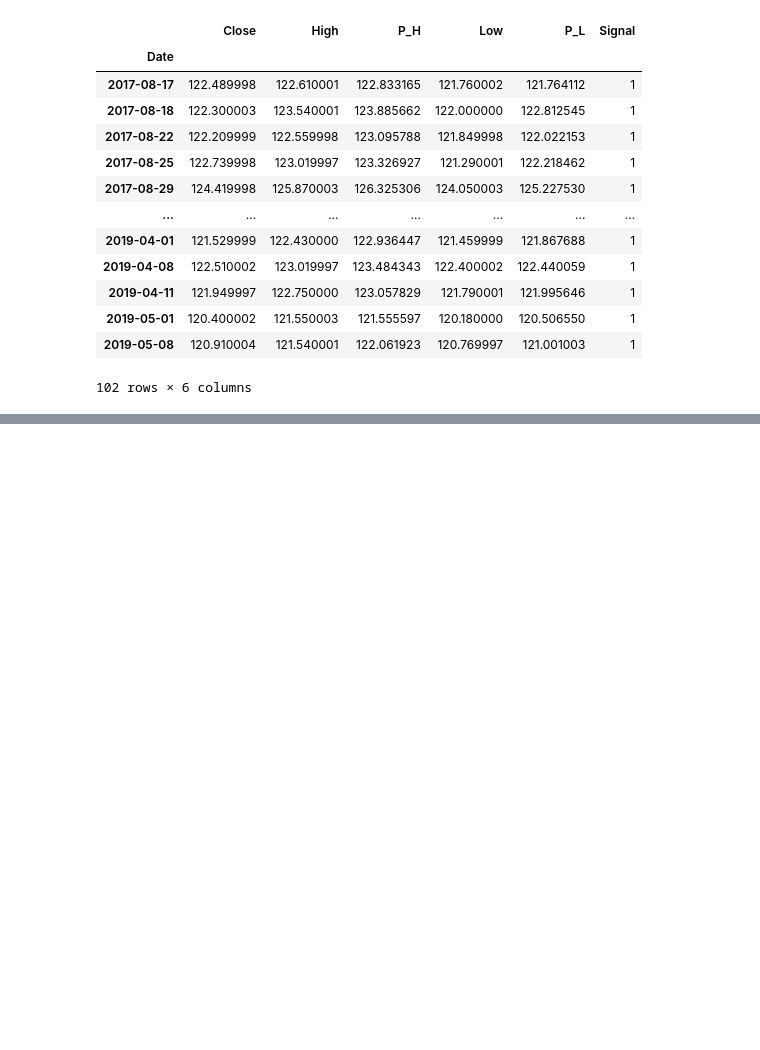
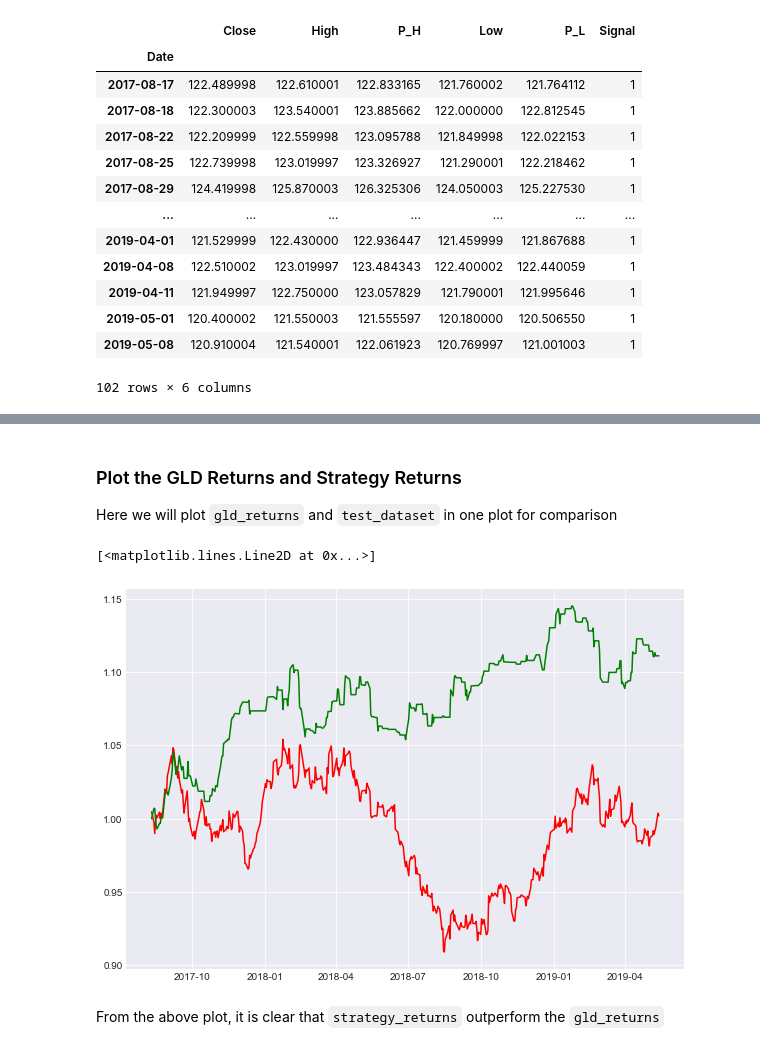
Before and after one commit to cmj123/ml_trading_regression, a Jupyter notebook: creating_strategies/strategy_analytics.ipynb, the cells around one changed output, grey strips where cells are left out. Drawn from its saved outputs; the diff is of its cells as text; code cells hidden in the pictures; blank space fills up the shorter version.

Commit message:
Completed strategy analytics

```diff
--- a/creating_strategies/strategy_analytics.ipynb
+++ b/creating_strategies/strategy_analytics.ipynb
@@ -76,0 +84,9 @@ test_dataset[test_dataset['Signal'] == 1]
+# %%
+# Compute GLD returns
+test_dataset['gld_returns'] = test_dataset['Close'].pct_change()
+
+# Compute strategy returns
+test_dataset['Strategy'] = test_dataset['gld_returns'] * test_dataset['Signal'].shift(1)
+
+# Printing tail of the test_dataset
+test_dataset.tail()
@@ -76,0 +101,17 @@ test_dataset[test_dataset['Signal'] == 1]
+# %% [markdown]
+### Plot the GLD Returns and Strategy Returns
+
+Here we will plot `gld_returns` and `test_dataset` in one plot for comparison
+# %%
+plt.figure(figsize=(10, 7))
+
+# Plotting gld_returns
+plt.plot(((test_dataset['gld_returns'][:]+1).cumprod()), color='r', label='GLD Returns')
+
+# Plotting test data
+plt.plot(((test_dataset['Strategy'][:]+1).cumprod()), color='g', label='Strategy Returns')
+# %% [output]
+[<matplotlib.lines.Line2D at 0x...>]
+[figure, added]
+# %% [markdown]
+From the above plot, it is clear that `strategy_returns` outperform the `gld_returns`
```
Also changed, not shown: parts of 2 cells of this notebook.
